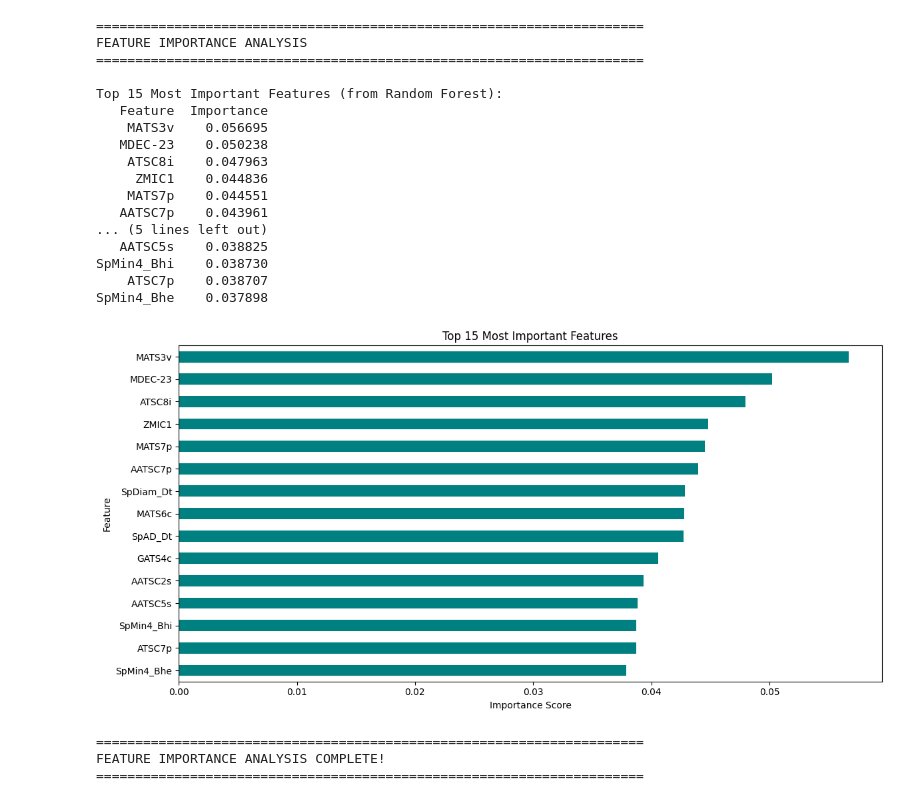
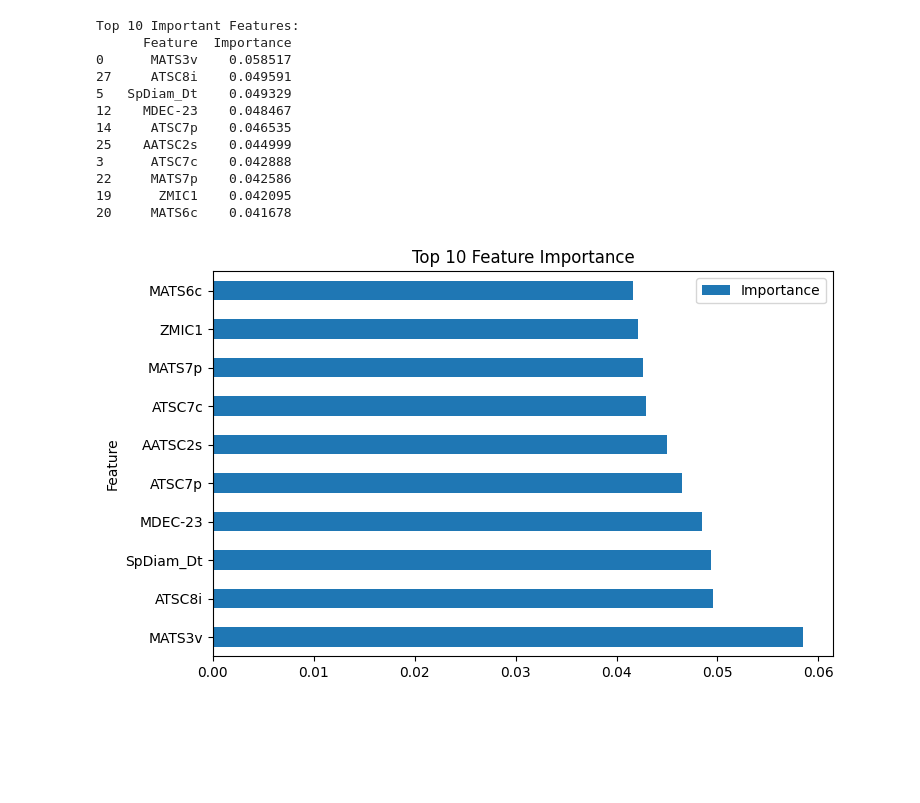
Before and after one commit to AustinNgugi/machine-learning, a Jupyter notebook: machine-learning-II.ipynb, the cells around one changed output. Drawn from its saved outputs; the diff is of its cells as text; code cells hidden in the pictures; blank space fills up the shorter version.

```diff
--- a/machine-learning-II.ipynb
+++ b/machine-learning-II.ipynb
@@ -457,55 +311,33 @@ Training Ensemble Model on full dataset...
 # %%
-# FEATURE IMPORTANCE ANALYSIS
+# Step 7: Check Feature Importance
+# See which features are most important in the model.
 
-print("\n" + "="*70)
-print("FEATURE IMPORTANCE ANALYSIS")
-print("="*70)
-
-# Get feature importances from Random Forest (main estimator)
-rf_model = ensemble_model.estimators_[0]
-feature_importance_rf = pd.DataFrame({
-    'Feature': X_full.columns,
+# Get importance from Random Forest in ensemble
+rf_model = ensemble.estimators_[0]
+importance = pd.DataFrame({
+    'Feature': X_model.columns,
     'Importance': rf_model.feature_importances_
 }).sort_values('Importance', ascending=False)
 
-print("\nTop 15 Most Important Features (from Random Forest):")
-print(feature_importance_rf.head(15).to_string(index=False))
+print("Top 10 Important Features:")
+print(importance.head(10))
 
-# Visualization
-fig, axes = plt.subplots(1, 1, figsize=(12, 6))
-
-# Feature Importance
-feature_importance_rf.head(15).plot(x='Feature', y='Importance', kind='barh', ax=axes, legend=False, color='teal')
-axes.set_title('Top 15 Most Important Features')
-axes.set_xlabel('Importance Score')
-axes.invert_yaxis()
-
-plt.tight_layout()
+# Simple bar chart
+importance.head(10).plot(x='Feature', y='Importance', kind='barh', figsize=(8,5))
+plt.title('Top 10 Feature Importance')
 plt.show()
-
-print("\n" + "="*70)
-print("FEATURE IMPORTANCE ANALYSIS COMPLETE!")
-print("="*70)
 # %% [output]
-======================================================================
-FEATURE IMPORTANCE ANALYSIS
-======================================================================
-
-Top 15 Most Important Features (from Random Forest):
-   Feature  Importance
-    MATS3v    0.056695
-   MDEC-23    0.050238
-    ATSC8i    0.047963
-     ZMIC1    0.044836
-    MATS7p    0.044551
-   AATSC7p    0.043961
-... (5 lines left out)
-   AATSC5s    0.038825
-SpMin4_Bhi    0.038730
-    ATSC7p    0.038707
-SpMin4_Bhe    0.037898
+Top 10 Important Features:
+      Feature  Importance
+0      MATS3v    0.058517
+27     ATSC8i    0.049591
+5   SpDiam_Dt    0.049329
+12    MDEC-23    0.048467
+14     ATSC7p    0.046535
+25    AATSC2s    0.044999
+3      ATSC7c    0.042888
+22     MATS7p    0.042586
+19      ZMIC1    0.042095
+20     MATS6c    0.041678
-[figure, old version]
+[figure, new version]
-======================================================================
-FEATURE IMPORTANCE ANALYSIS COMPLETE!
-======================================================================
 # %%
```
Also changed, not shown: parts of 10 cells of this notebook.
